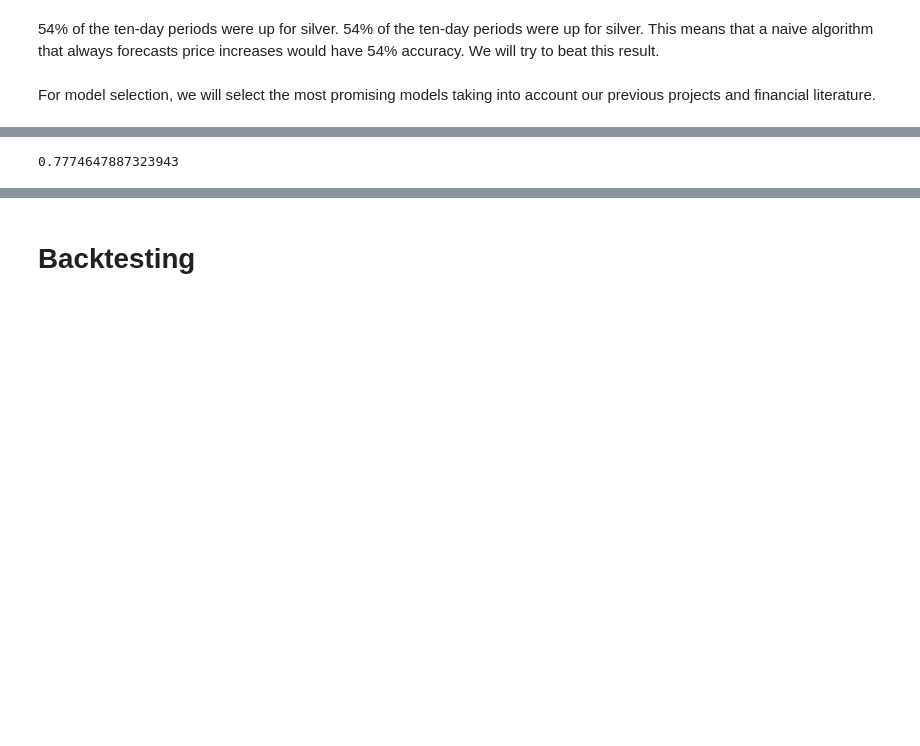
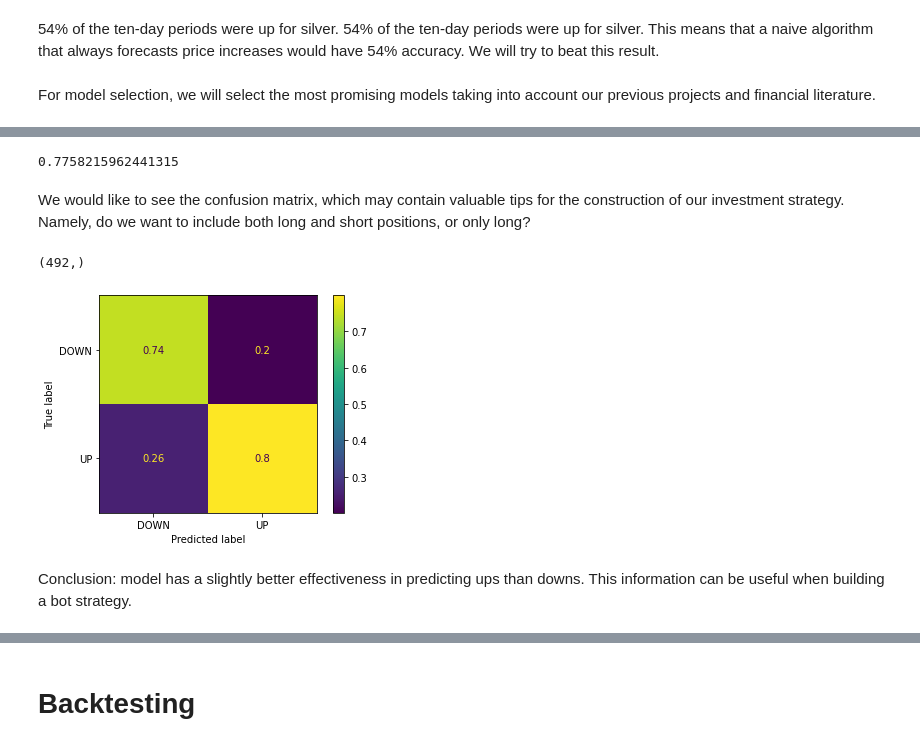
Before and after one commit to tomasz-te/Silver-trading-bot, a Jupyter notebook: Silver_Trading_Bot.ipynb, the cells around one changed output, grey strips where cells are left out. Drawn from its saved outputs; the diff is of its cells as text; code cells hidden in the pictures; blank space fills up the shorter version.

```diff
--- a/Silver_Trading_Bot.ipynb
+++ b/Silver_Trading_Bot.ipynb
@@ -303,5 +341,5 @@ print(results.best_score_)
 # %%
-model = RandomForestClassifier(criterion='gini', bootstrap=False, max_features='auto', min_samples_leaf=1, min_samples_split=2, n_estimators=110)
+model = RandomForestClassifier(criterion='gini', bootstrap=False, max_depth=20, max_features='auto', min_samples_leaf=2, min_samples_split=4, n_estimators=130)
 # %%
 model.fit(X_train, y_train)
 # %% [output]
@@ -311,5 +348,22 @@ y_pred = model.predict(X_test)
 # %%
-# What is an accuracy on the train sample?
-accuracy_score(y_test, y_pred)
+# What is an accuracy on the test sample?
+y_pred = model.predict(X_test)
+accuracy_score(y_test,y_pred)
 # %% [output]
-0.7774647887323943
+0.7758215962441315
+# %% [markdown]
+We would like to see the confusion matrix, which may contain valuable tips for the construction of our investment strategy. Namely, do we want to include both long and short positions, or only long?
+# %%
+y_pred[y_pred==1].shape
+# %% [output]
+(492,)
+# %%
+# Add confusion matrix
+cm = confusion_matrix(y_test, y_pred,normalize='pred')
+cmd = ConfusionMatrixDisplay(cm, display_labels=['DOWN','UP'])
+cmd.plot()
+plt.show()
+# %% [output]
+[figure, added]
+# %% [markdown]
+Conclusion: model has a slightly better effectiveness in predicting ups than downs. This information can be useful when building a bot strategy.
```
Also changed, not shown: parts of 49 cells of this notebook.
